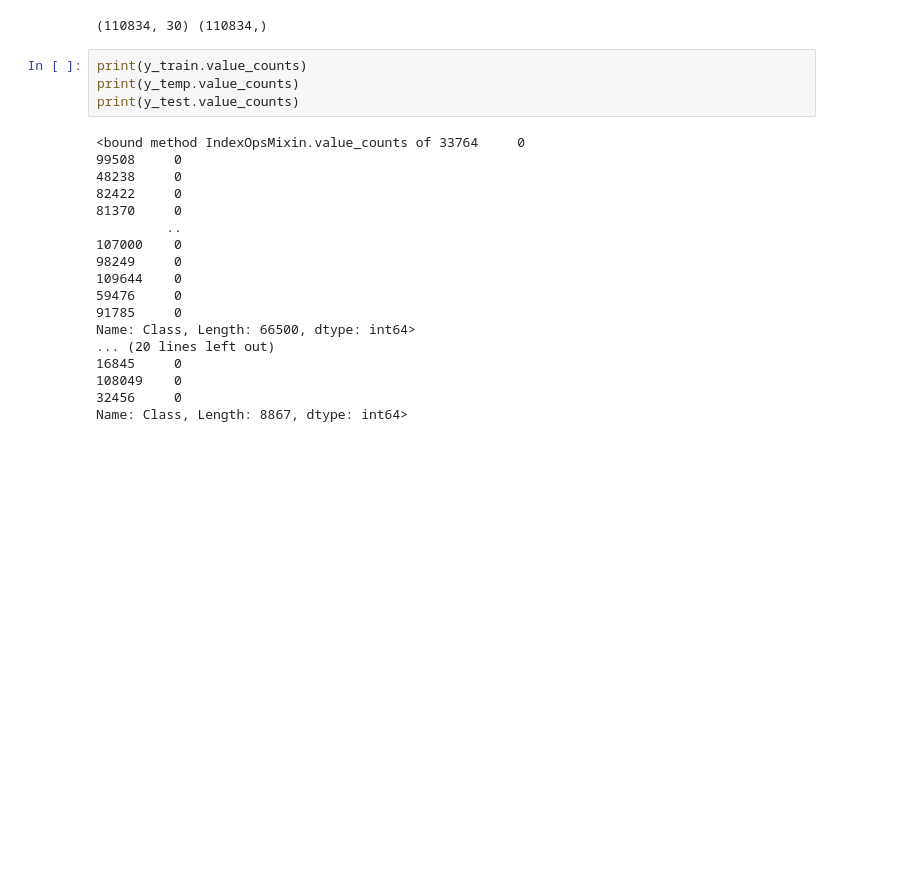
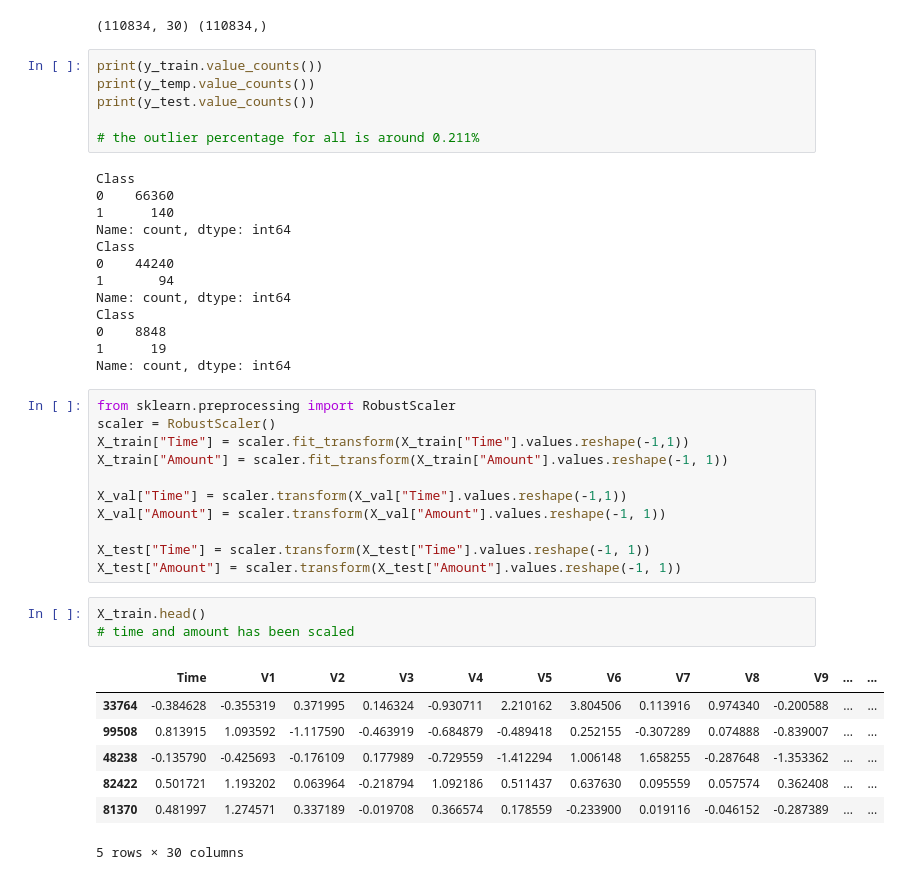
Before and after one commit to NatashaMoses/DataScience_Projects, a Jupyter notebook: Credit_Card_Fraud_Detection/CreditCard_Fraud_Detection_Using_Python.ipynb, the cells around one changed output. Cells and saved outputs as stored; diff of their text form; blank space fills up the shorter version.

```diff
--- a/Credit_Card_Fraud_Detection/CreditCard_Fraud_Detection_Using_Python.ipynb
+++ b/Credit_Card_Fraud_Detection/CreditCard_Fraud_Detection_Using_Python.ipynb
@@ -176,24 +176,43 @@ X_val,X_test,y_val,y_test = train_test_split(
 # %% [output]
 (110834, 30) (110834,)
 # %%
-print(y_train.value_counts)
-print(y_temp.value_counts)
-print(y_test.value_counts)
+print(y_train.value_counts())
+print(y_temp.value_counts())
+print(y_test.value_counts())
+
+# the outlier percentage for all is around 0.211%
 # %% [output]
-<bound method IndexOpsMixin.value_counts of 33764     0
-99508     0
-48238     0
-82422     0
-81370     0
-         ..
-107000    0
-98249     0
-109644    0
-59476     0
-91785     0
-Name: Class, Length: 66500, dtype: int64>
-... (20 lines left out)
-16845     0
-108049    0
-32456     0
-Name: Class, Length: 8867, dtype: int64>
+Class
+0    66360
+1      140
+Name: count, dtype: int64
+Class
+0    44240
+1       94
+Name: count, dtype: int64
+Class
+0    8848
+1      19
+Name: count, dtype: int64
+# %%
+from sklearn.preprocessing import RobustScaler
+scaler = RobustScaler()
+X_train["Time"] = scaler.fit_transform(X_train["Time"].values.reshape(-1,1))
+X_train["Amount"] = scaler.fit_transform(X_train["Amount"].values.reshape(-1, 1))
+
+X_val["Time"] = scaler.transform(X_val["Time"].values.reshape(-1,1))
+X_val["Amount"] = scaler.transform(X_val["Amount"].values.reshape(-1, 1))
+
+X_test["Time"] = scaler.transform(X_test["Time"].values.reshape(-1, 1))
+X_test["Amount"] = scaler.transform(X_test["Amount"].values.reshape(-1, 1))
+# %%
+X_train.head()
+# time and amount has been scaled
+# %% [output]
+|  | Time | V1 | V2 | V3 | V4 | V5 | V6 | V7 | V8 | V9 | ... | ... |
+| 33764 | -0.384628 | -0.355319 | 0.371995 | 0.146324 | -0.930711 | 2.210162 | 3.804506 | 0.113916 | 0.974340 | -0.200588 | ... | ... |
+| 99508 | 0.813915 | 1.093592 | -1.117590 | -0.463919 | -0.684879 | -0.489418 | 0.252155 | -0.307289 | 0.074888 | -0.839007 | ... | ... |
+| 48238 | -0.135790 | -0.425693 | -0.176109 | 0.177989 | -0.729559 | -1.412294 | 1.006148 | 1.658255 | -0.287648 | -1.353362 | ... | ... |
+| 82422 | 0.501721 | 1.193202 | 0.063964 | -0.218794 | 1.092186 | 0.511437 | 0.637630 | 0.095559 | 0.057574 | 0.362408 | ... | ... |
+| 81370 | 0.481997 | 1.274571 | 0.337189 | -0.019708 | 0.366574 | 0.178559 | -0.233900 | 0.019116 | -0.046152 | -0.287389 | ... | ... |
+5 rows × 30 columns
```
